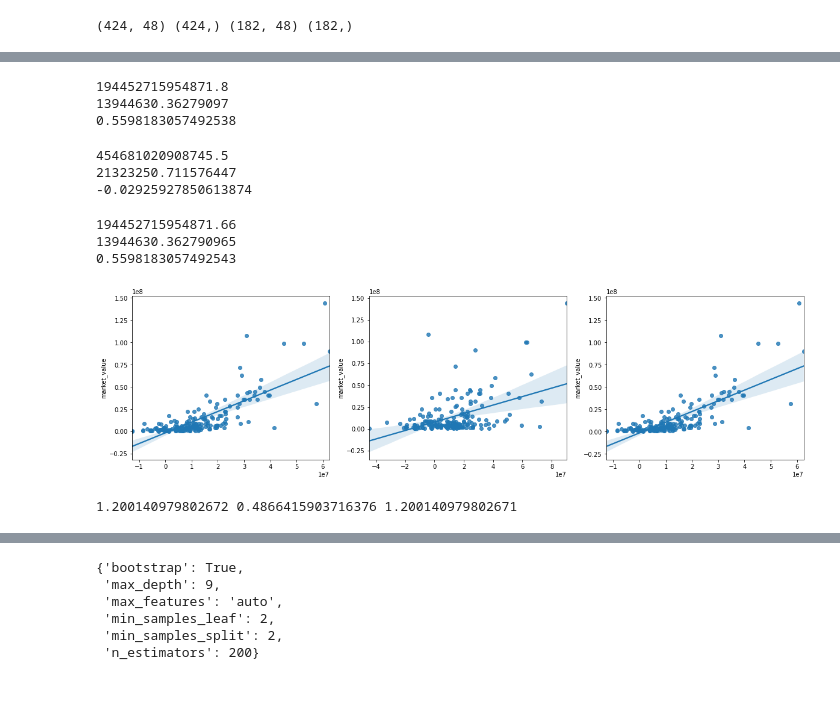
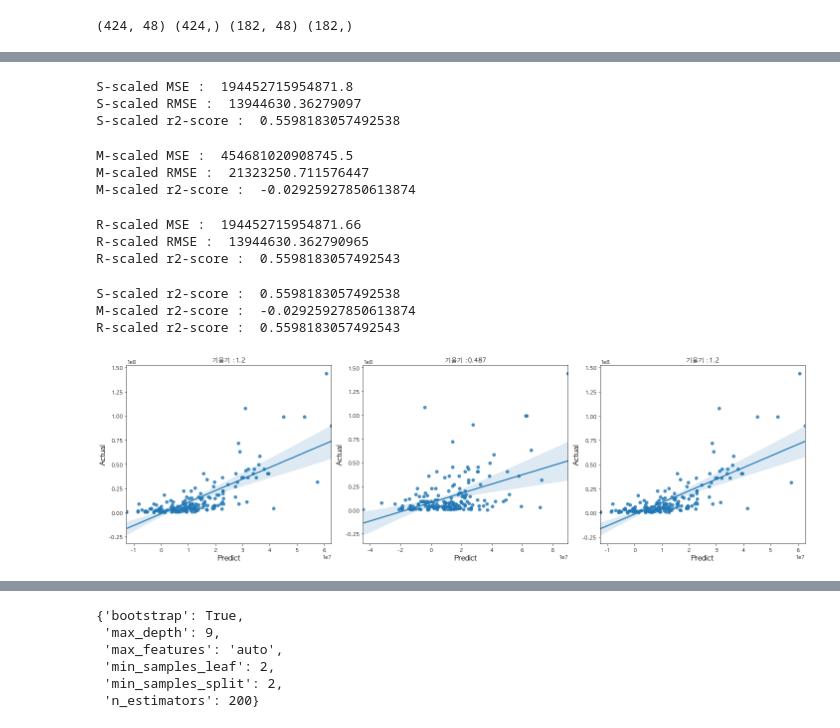
Before and after one commit to dss-17th/reg-repo-8, a Jupyter notebook: modeling_attack.ipynb, the cells around one changed output, grey strips where cells are left out. Saved outputs shown, nothing was run; the diff lists cells and outputs as text; code cells hidden in the pictures; blank space fills up the shorter version.

```diff
--- a/modeling_attack.ipynb
+++ b/modeling_attack.ipynb
@@ -1,6 +1,20 @@
 # %%
+import os
 import pickle
+import matplotlib.pyplot as plt
 from preprocess import *
+from sklearn.linear_model import LinearRegression
+from sklearn.ensemble import RandomForestRegressor
+from sklearn.metrics import mean_squared_error, r2_score
+from sklearn.preprocessing import PolynomialFeatures, StandardScaler, MinMaxScaler, RobustScaler
+from sklearn.pipeline import Pipeline
+from sklearn.model_selection import train_test_split, GridSearchCV
+from sklearn.experimental import enable_halving_search_cv
+from sklearn.model_selection import HalvingGridSearchCV
+from matplotlib import font_manager, rc
 
 
+plt.rcParams['axes.unicode_minus'] = False
+rc('font', family='AppleGothic')
 pd.set_option('display.max_columns', None)
+print(f"CPU count : {os.cpu_count()}")
@@ -73,36 +95,36 @@ train_X, test_X, train_y, test_y = train_test_split(ss_dfX0, dfy, test_size=0.3,
 ss_model = LinearRegression(fit_intercept=True).fit(train_X, train_y)
 pred_ss = ss_model.predict(test_X)
 
-print(mean_squared_error(test_y, pred_ss))
-print(np.sqrt(mean_squared_error(test_y, pred_ss)))
-print(r2_score(test_y, pred_ss))
+print("S-scaled MSE : ", mean_squared_error(test_y, pred_ss))
+print("S-scaled RMSE : ",np.sqrt(mean_squared_error(test_y, pred_ss)))
+print("S-scaled r2-score : ",r2_score(test_y, pred_ss))
 # %% [output]
-194452715954871.8
-13944630.36279097
-0.5598183057492538
+S-scaled MSE :  194452715954871.8
+S-scaled RMSE :  13944630.36279097
+S-scaled r2-score :  0.5598183057492538
 # %%
 train_X, test_X, train_y, test_y = train_test_split(mm_dfX0, dfy, test_size=0.3, random_state=3)
 
 mm_model = LinearRegression(fit_intercept=True).fit(train_X, train_y)
 pred_mm = mm_model.predict(test_X)
 
-print(mean_squared_error(test_y, pred_mm))
-print(np.sqrt(mean_squared_error(test_y, pred_mm)))
-print(r2_score(test_y, pred_mm))
+print("M-scaled MSE : ",mean_squared_error(test_y, pred_mm))
+print("M-scaled RMSE : ",np.sqrt(mean_squared_error(test_y, pred_mm)))
+print("M-scaled r2-score : ",r2_score(test_y, pred_mm))
 # %% [output]
-454681020908745.5
-21323250.711576447
--0.02925927850613874
+M-scaled MSE :  454681020908745.5
+M-scaled RMSE :  21323250.711576447
+M-scaled r2-score :  -0.02925927850613874
 # %%
 train_X, test_X, train_y, test_y = train_test_split(rb_dfX0, dfy, test_size=0.3, random_state=3)
 
 rb_model = LinearRegression(fit_intercept=True).fit(train_X, train_y)
 pred_rb = rb_model.predict(test_X)
 
-print(mean_squared_error(test_y, pred_rb))
-print(np.sqrt(mean_squared_error(test_y, pred_rb)))
-print(r2_score(test_y, pred_rb))
+print("R-scaled MSE : ",mean_squared_error(test_y, pred_rb))
+print("R-scaled RMSE : ",np.sqrt(mean_squared_error(test_y, pred_rb)))
+print("R-scaled r2-score : ",r2_score(test_y, pred_rb))
 # %% [output]
-194452715954871.66
-13944630.362790965
-0.5598183057492543
+R-scaled MSE :  194452715954871.66
+R-scaled RMSE :  13944630.362790965
+R-scaled r2-score :  0.5598183057492543
@@ -109,23 +135,32 @@ print(r2_score(test_y, pred_rb))
 # %%
-plt.figure(figsize=(20, 5))
+print("S-scaled r2-score : ",r2_score(test_y, pred_ss))
+print("M-scaled r2-score : ",r2_score(test_y, pred_mm))
+print("R-scaled r2-score : ",r2_score(test_y, pred_rb))
+
+plt.figure(figsize=(20, 6))
 
 plt.subplot(131)
 sns.regplot(x=pred_ss, y=test_y)
+plt.title(f"기울기 :{f1[0].round(3)}")
+plt.xlabel('Predict', fontsize=15)
+plt.ylabel("Actual", fontsize=15)
 
 plt.subplot(132)
 sns.regplot(x=pred_mm, y=test_y)
+plt.title(f"기울기 :{f2[0].round(3)}")
+plt.xlabel('Predict', fontsize=15)
+plt.ylabel("Actual", fontsize=15)
 
 plt.subplot(133)
 sns.regplot(x=pred_rb, y=test_y)
+plt.title(f"기울기 :{f3[0].round(3)}")
+plt.xlabel('Predict', fontsize=15)
+plt.ylabel("Actual", fontsize=15)
 
+plt.tight_layout()
 plt.show()
 # %% [output]
+S-scaled r2-score :  0.5598183057492538
+M-scaled r2-score :  -0.02925927850613874
+R-scaled r2-score :  0.5598183057492543
-[figure, old version]
+[figure, new version]
-# %%
-f1 = np.polyfit(pred_ss, test_y, deg=1)
-f2 = np.polyfit(pred_mm, test_y, deg=1)
-f3 = np.polyfit(pred_rb, test_y, deg=1)
-
-print(f1[0], f2[0], f3[0])
-# %% [output]
-1.200140979802672 0.4866415903716376 1.200140979802671
```
Also changed, not shown: parts of 38 cells of this notebook.
